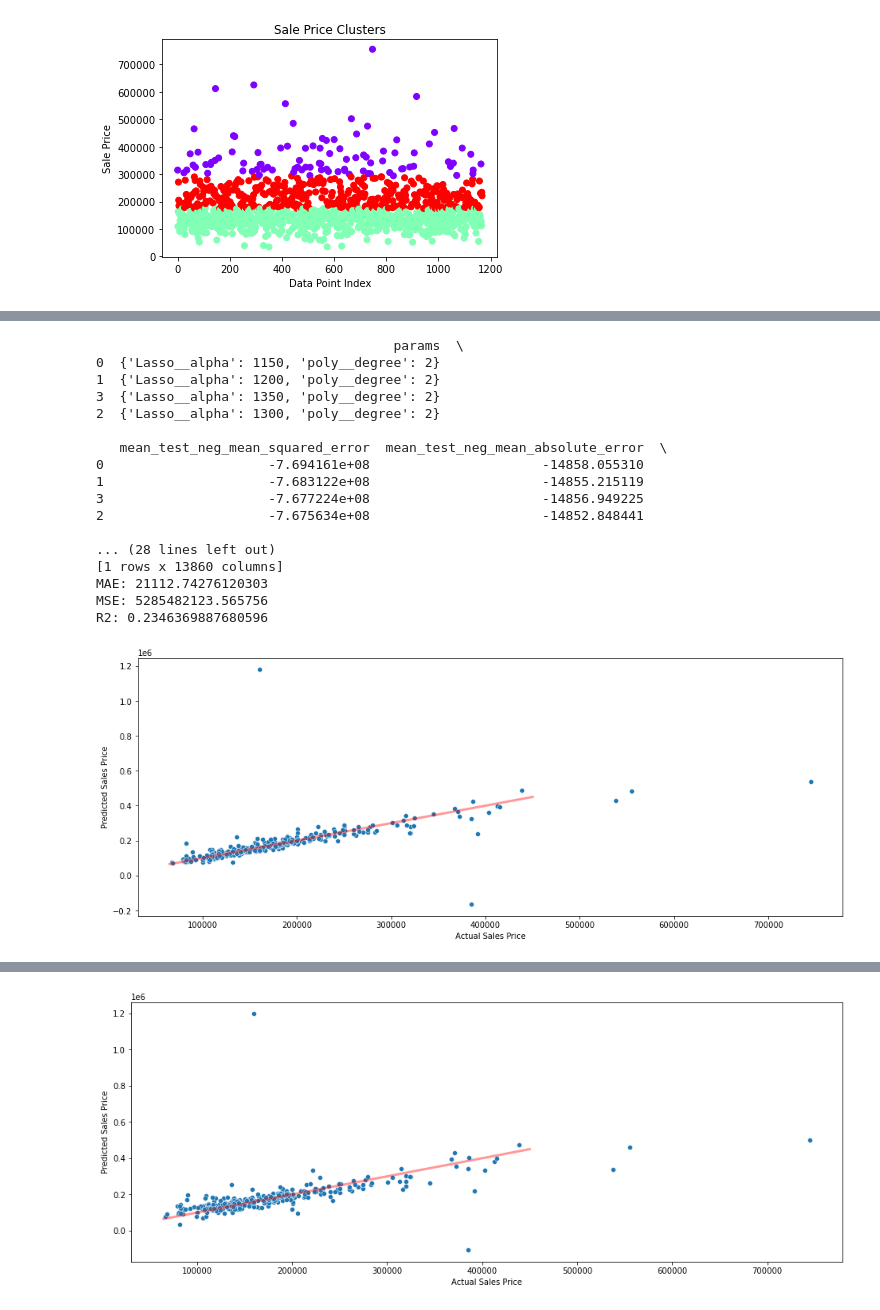
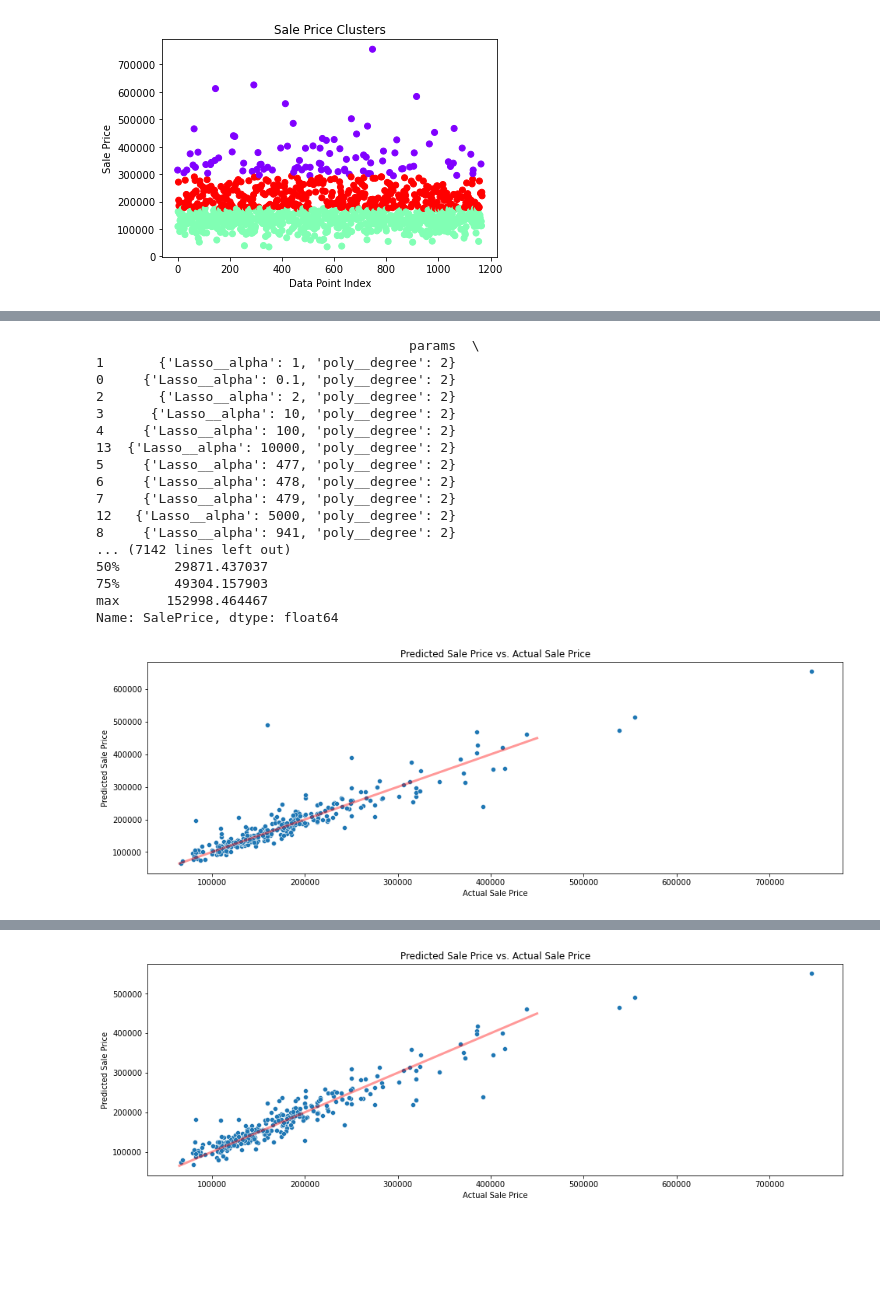
Before and after one commit to rahimrasool/housing_price, a Jupyter notebook: notebooks/linear_reg.ipynb, the cells around one changed output, grey strips where cells are left out. Saved outputs shown, nothing was run; the diff lists cells and outputs as text; code cells hidden in the pictures; blank space fills up the shorter version.

Commit message:
added to linear reg write-up

```diff
--- a/notebooks/linear_reg.ipynb
+++ b/notebooks/linear_reg.ipynb
@@ -139,13 +137,15 @@ max      439653.932904
 Name: SalePrice, dtype: float64
 [figure]
 # %%
+pd.set_option('display.max_columns', None)
+
 # Fit a regularized linear regression model
 models = [('Lasso', linear_model.Lasso(max_iter=100000)),
            ('Ridge', linear_model.Ridge(max_iter=100000)),
            ('Elastic Net', linear_model.ElasticNet(max_iter=100000))]
 
 for model_name, model in models:
-    params = {model_name + '__alpha' : (0.1,1,10,100,250,300,350,450,500,550,1000)}
+    params = {model_name + '__alpha' : (0.1,1,10,30,31,32,100,149,150,151,500,1000,5000,10000)}
     ct = ColumnTransformer([
         ('scaler', StandardScaler(), cont_cols)
     ], remainder='passthrough')
@@ -157,7 +157,7 @@ for model_name, model in models:
                       param_grid=params,
                       cv=5,
                       scoring=['neg_mean_squared_error', 'neg_mean_absolute_error', 'r2'],
-                      refit='neg_mean_squared_error')
+                      refit='neg_mean_absolute_error')
     gs.fit(x_train, y_train)
     # Output results
     results = pd.DataFrame(gs.cv_results_)
@@ -178,7 +178,7 @@ for model_name, model in models:
     # Plot actual vs. predicted
     plt.figure(figsize=(16,5))
     plot = sns.scatterplot(x=y_test, y=y_test_hat)
-    plot.set(xlabel='Actual Sales Price', ylabel='Predicted Sales Price')
+    plot.set(xlabel='Actual Sale Price', ylabel='Predicted Sale Price')
     plot.set_title('Predicted Sale Price vs. Actual Sale Price')
     plt.plot(np.array([65000.,450000.]), np.array([65000.,450000.]), color='red', alpha=0.4, linewidth=3)
     plt.show()
@@ -285,6 +285,8 @@ for col in cont_cols:
 #        x_train_trunc.drop([col], axis=1, inplace=True)
 #        x_test_trunc.drop([col], axis=1, inplace=True)
 # %%
+pd.set_option('display.max_columns', 10)
+
 # Fit linear model with polynomial features
 params = {'poly__degree' : (2,3)}
 ct = ColumnTransformer([
@@ -299,7 +301,7 @@ gs = GridSearchCV(estimator=pipeline,
                   param_grid=params,
                   cv=5,
                   scoring=['neg_mean_squared_error', 'neg_mean_absolute_error', 'r2'],
-                  refit='neg_mean_squared_error')
+                  refit='neg_mean_absolute_error')
 gs.fit(x_train_trunc, y_train)
 
 # Output results
@@ -325,9 +327,8 @@ metrics(y_test, y_test_hat)
 # Plot actual vs. predicted
 plt.figure(figsize=(16,5))
 plot = sns.scatterplot(x=y_test, y=y_test_hat)
-plot.set(xlabel='Actual Sales Price', ylabel='Predicted Sales Price')
+plot.set(xlabel='Actual Sale Price', ylabel='Predicted Sale Price')
 plot.set_title('Predicted Sale Price vs. Actual Sale Price')
 plt.plot(np.array([65000.,450000.]), np.array([65000.,450000.]), color='red', alpha=0.4, linewidth=3)
-plt.ylim((-100000000000000,100000000000000))
 plt.show()
 # %% [output]
@@ -335,8 +353,10 @@ KeyboardInterrupt:
 # %%
-# The linear regression model with polynomial features of degree 2 performed best above, so we will regularize this model.
+pd.set_option('display.max_columns', None)
+
+# We will regularize the linear regression model with two-degree polynomial features.
 for model_name, model in models:
     params = {'poly__degree' : (2,),
-              model_name + '__alpha' : (0.1,1,10,1150,1200,1250,1300,1350)}
+              model_name + '__alpha' : (0.1,1,2,10,100,477,478,479,941,942,943,1000,5000,10000)}
     ct = ColumnTransformer([
         ('scaler', StandardScaler(), cont_cols_trunc)
     ], remainder='passthrough')
@@ -345,50 +365,50 @@ for model_name, model in models:
         ('poly', PolynomialFeatures(include_bias=False)),
         (model_name, model)
     ])
     gs = GridSearchCV(estimator=pipeline,
                       param_grid=params,
                       cv=5,
                       scoring=['neg_mean_squared_error', 'neg_mean_absolute_error', 'r2'],
-                      refit='neg_mean_squared_error')
+                      refit='neg_mean_absolute_error')
     gs.fit(x_train_trunc, y_train)
     # Output results
     results = pd.DataFrame(gs.cv_results_)
     results = results.sort_values(by=['mean_test_neg_mean_squared_error'])
     print(results[['params', 'mean_test_neg_mean_squared_error', 'mean_test_neg_mean_absolute_error', 'mean_test_r2']])
     # Output the alpha that gives the best fit for the model
     print("Best ", model_name, " model with polynomial features:")
     print(gs.best_params_)
     # Print coefficients
     coeffs = pd.DataFrame(data=np.reshape(gs.best_estimator_[model_name].coef_, (1,-1)),
                           columns=gs.best_estimator_['poly'].get_feature_names(x_train_trunc.columns), index=['coeff'] )
     print(coeffs.sort_values(by='coeff', axis=1))
     # Predict housing values for the test set using the best model
     y_test_hat = gs.predict(x_test_trunc)
     # Compute model evaluation metrics for the best model
     metrics(y_test, y_test_hat)
     # Plot actual vs. predicted
     plt.figure(figsize=(16,5))
     plot = sns.scatterplot(x=y_test, y=y_test_hat)
-    plot.set(xlabel='Actual Sales Price', ylabel='Predicted Sales Price')
+    plot.set(xlabel='Actual Sale Price', ylabel='Predicted Sale Price')
     plot.set_title('Predicted Sale Price vs. Actual Sale Price')
     plt.plot(np.array([65000.,450000.]), np.array([65000.,450000.]), color='red', alpha=0.4, linewidth=3)
     plt.show()
 # %% [output]
-                                      params  \
-0  {'Lasso__alpha': 1150, 'poly__degree': 2}
-1  {'Lasso__alpha': 1200, 'poly__degree': 2}
-3  {'Lasso__alpha': 1350, 'poly__degree': 2}
-2  {'Lasso__alpha': 1300, 'poly__degree': 2}
-
-   mean_test_neg_mean_squared_error  mean_test_neg_mean_absolute_error  \
-0                     -7.694161e+08                      -14858.055310
-1                     -7.683122e+08                      -14855.215119
-3                     -7.677224e+08                      -14856.949225
-2                     -7.675634e+08                      -14852.848441
-
-... (28 lines left out)
-[1 rows x 13860 columns]
-MAE: 21112.74276120303
-MSE: 5285482123.565756
-R2: 0.2346369887680596
+                                        params  \
+1       {'Lasso__alpha': 1, 'poly__degree': 2}
+0     {'Lasso__alpha': 0.1, 'poly__degree': 2}
+2       {'Lasso__alpha': 2, 'poly__degree': 2}
+3      {'Lasso__alpha': 10, 'poly__degree': 2}
+4     {'Lasso__alpha': 100, 'poly__degree': 2}
+13  {'Lasso__alpha': 10000, 'poly__degree': 2}
+5     {'Lasso__alpha': 477, 'poly__degree': 2}
+6     {'Lasso__alpha': 478, 'poly__degree': 2}
+7     {'Lasso__alpha': 479, 'poly__degree': 2}
+12   {'Lasso__alpha': 5000, 'poly__degree': 2}
+8     {'Lasso__alpha': 941, 'poly__degree': 2}
+... (7142 lines left out)
+50%       29871.437037
+75%       49304.157903
+max      152998.464467
+Name: SalePrice, dtype: float64
-[figure, old version]
+[figure, new version]
@@ -412 +432 @@ R2: 0.1487573971537698
-[figure, old version]
+[figure, new version]
```
Also changed, not shown: parts of 4 cells of this notebook, 1 other file.
